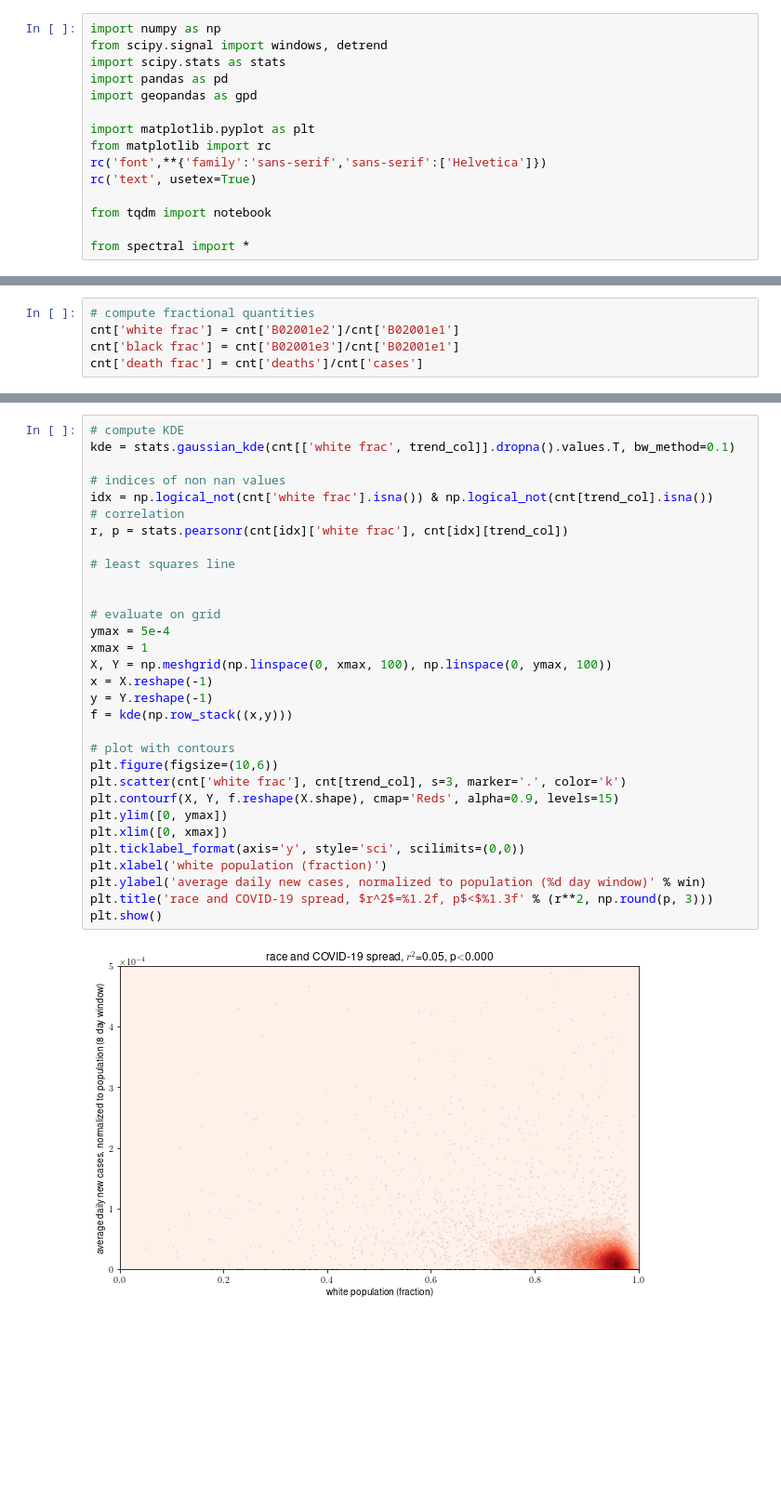
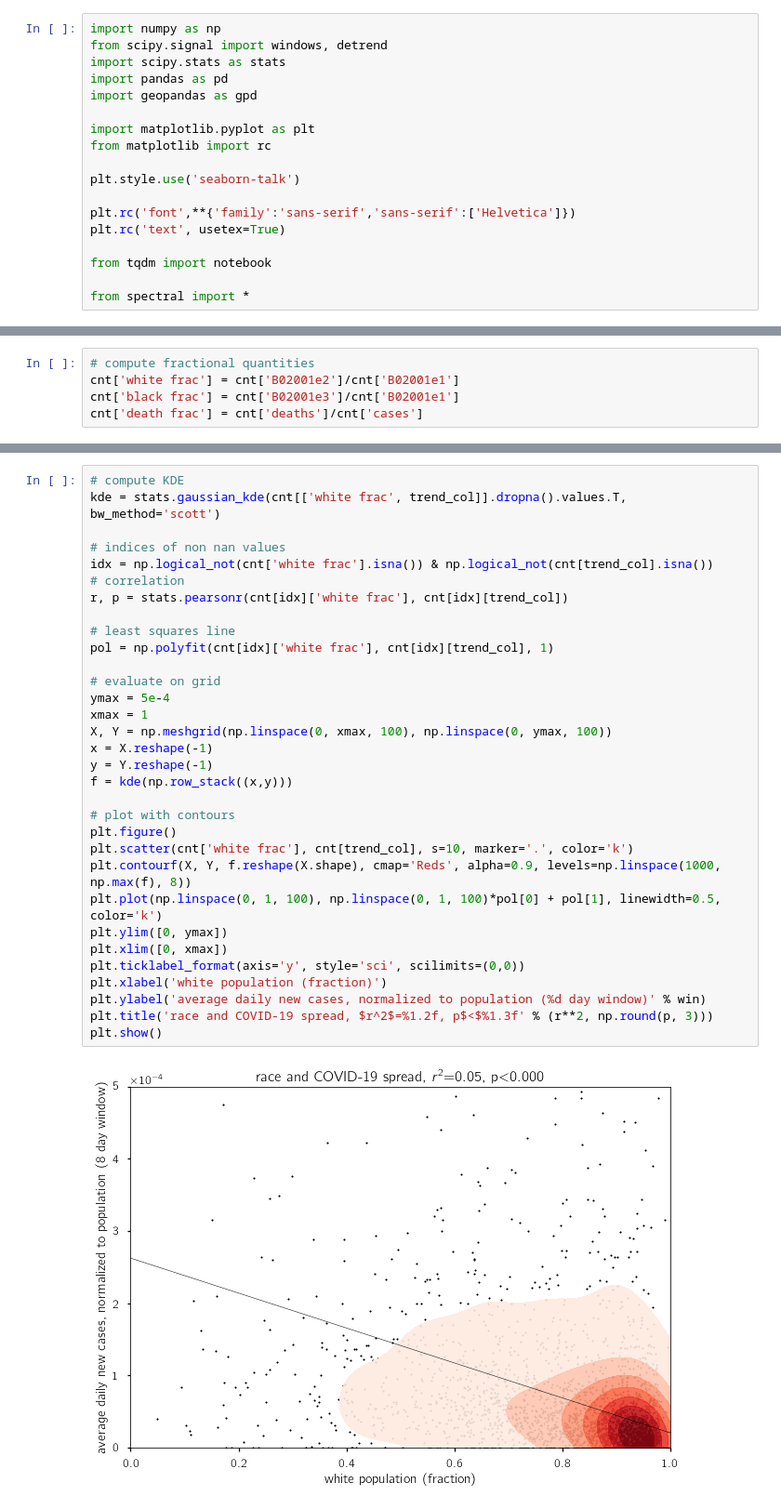
Before and after one commit to sarttiso/covid-19-data, a Jupyter notebook: covid.ipynb, the cells around one changed output, grey strips where cells are left out. Shown at 93% size. Saved outputs shown, nothing was run; the diff lists cells and outputs as text; blank space fills up the shorter version.

```diff
--- a/covid.ipynb
+++ b/covid.ipynb
@@ -13,8 +13,11 @@ import geopandas as gpd
 
 import matplotlib.pyplot as plt
 from matplotlib import rc
-rc('font',**{'family':'sans-serif','sans-serif':['Helvetica']})
-rc('text', usetex=True)
+
+plt.style.use('seaborn-talk')
+
+plt.rc('font',**{'family':'sans-serif','sans-serif':['Helvetica']})
+plt.rc('text', usetex=True)
 
 from tqdm import notebook
 
@@ -147,33 +150,34 @@ plt.show()
 # %%
 # compute KDE
-kde = stats.gaussian_kde(cnt[['white frac', trend_col]].dropna().values.T, bw_method=0.1)
+kde = stats.gaussian_kde(cnt[['white frac', trend_col]].dropna().values.T, bw_method='scott')
 
 # indices of non nan values
 idx = np.logical_not(cnt['white frac'].isna()) & np.logical_not(cnt[trend_col].isna())
 # correlation
 r, p = stats.pearsonr(cnt[idx]['white frac'], cnt[idx][trend_col])
 
 # least squares line
-
+pol = np.polyfit(cnt[idx]['white frac'], cnt[idx][trend_col], 1)
 
 # evaluate on grid
 ymax = 5e-4
 xmax = 1
 X, Y = np.meshgrid(np.linspace(0, xmax, 100), np.linspace(0, ymax, 100))
 x = X.reshape(-1)
 y = Y.reshape(-1)
 f = kde(np.row_stack((x,y)))
 
 # plot with contours
-plt.figure(figsize=(10,6))
-plt.scatter(cnt['white frac'], cnt[trend_col], s=3, marker='.', color='k')
-plt.contourf(X, Y, f.reshape(X.shape), cmap='Reds', alpha=0.9, levels=15)
+plt.figure()
+plt.scatter(cnt['white frac'], cnt[trend_col], s=10, marker='.', color='k')
+plt.contourf(X, Y, f.reshape(X.shape), cmap='Reds', alpha=0.9, levels=np.linspace(1000, np.max(f), 8))
+plt.plot(np.linspace(0, 1, 100), np.linspace(0, 1, 100)*pol[0] + pol[1], linewidth=0.5, color='k')
 plt.ylim([0, ymax])
 plt.xlim([0, xmax])
 plt.ticklabel_format(axis='y', style='sci', scilimits=(0,0))
 plt.xlabel('white population (fraction)')
 plt.ylabel('average daily new cases, normalized to population (%d day window)' % win)
 plt.title('race and COVID-19 spread, $r^2$=%1.2f, p$<$%1.3f' % (r**2, np.round(p, 3)))
 plt.show()
 # %% [output]
-[figure, old version]
+[figure, new version]
```
Also changed, not shown: parts of 4 cells of this notebook, 1 other file.
